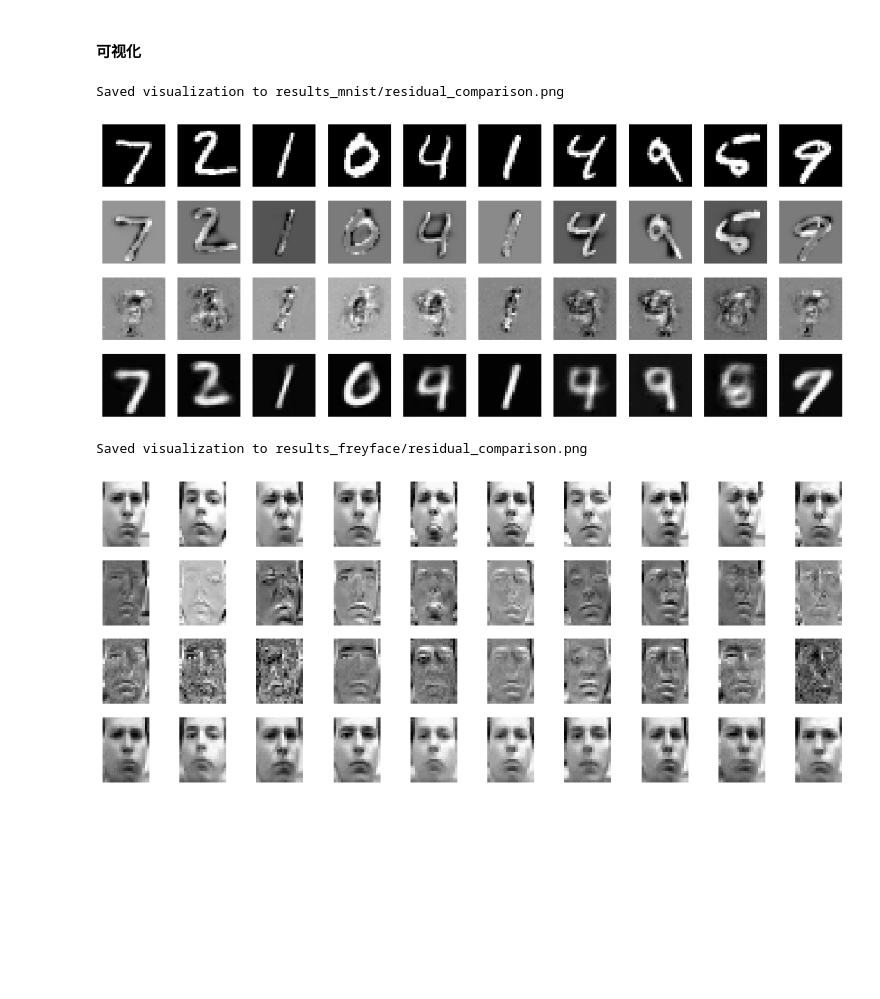
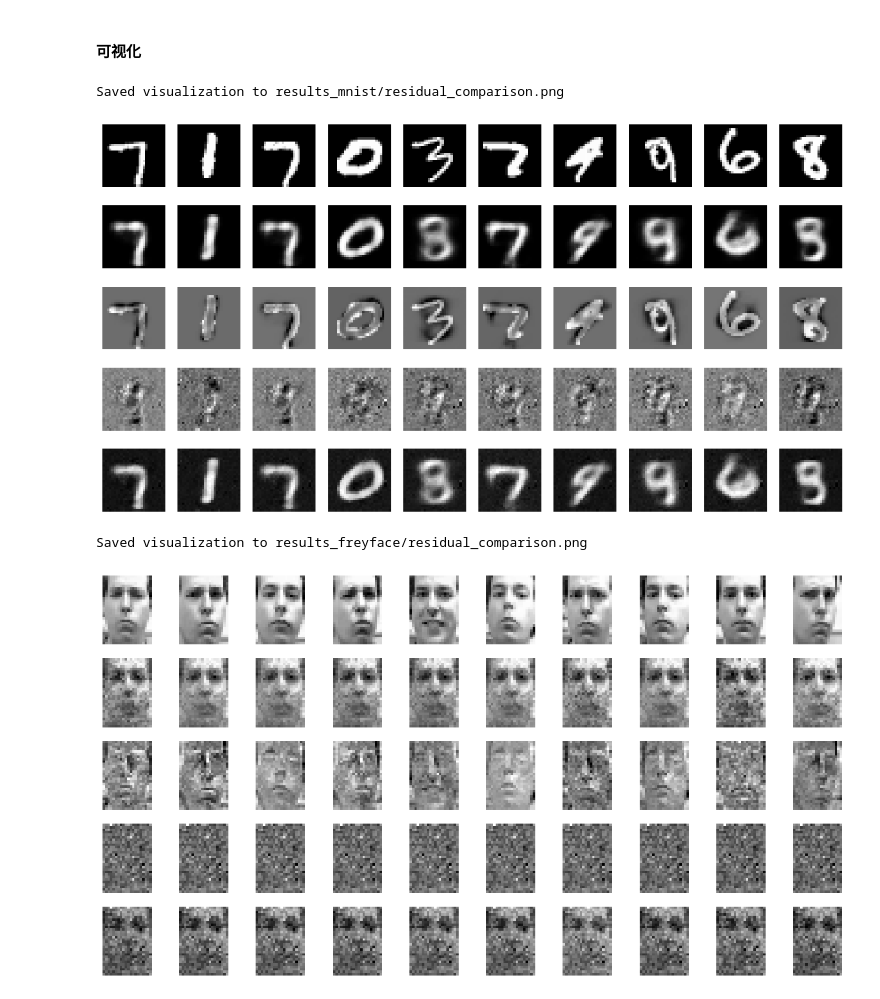
Before and after one commit to J1angYu/vae_demo, a Jupyter notebook: cvae_demo.ipynb, the cells around one changed output. Saved outputs shown, nothing was run; the diff lists cells and outputs as text; code cells hidden in the pictures; blank space fills up the shorter version.

```diff
--- a/cvae_demo.ipynb
+++ b/cvae_demo.ipynb
@@ -18,19 +18,18 @@ from torchvision import datasets, transforms
 from torchvision.utils import save_image
 from scipy.io import loadmat
 import matplotlib.pyplot as plt
-import math
 
 # --- 1. 环境与参数设置 ---
 CONFIG = {
     "batch_size": 128,
-    "epochs_stage1_mnist": 8,
+    "epochs_stage1_mnist": 10,
     "epochs_stage2_mnist": 20,
-    "epochs_stage1_frey": 80,
+    "epochs_stage1_frey": 100,
     "epochs_stage2_frey": 200,
-    "lr": 2e-3,
+    "lr": 1e-3,
     "seed": 1,
     "z_dim_stage1": 4,
-    "z_dim_stage2": 4,
+    "z_dim_stage2": 4
 }
 
 torch.manual_seed(CONFIG["seed"])
@@ -289,53 +270,63 @@ Stage 2 Frey Face model saved.
 # --- 5. 可视化 ---
 def visualize_residual_results(model_s1, model_s2, loader, num_samples, img_shape, result_path, is_frey=False):
     model_s1.eval(); model_s2.eval()
-    data_batch = next(iter(loader))[0]
+
+    if not getattr(loader.sampler, 'shuffle', False):
+        temp_loader = DataLoader(loader.dataset, batch_size=loader.batch_size, shuffle=True)
+        data_batch = next(iter(temp_loader))[0]
+    else:
+        data_batch = next(iter(loader))[0]
+
     X_sample = data_batch[:num_samples].to(device)
 
     with torch.no_grad():
-        # Stage 1
+        # --- Stage 1 ---
         if is_frey:
             X_prime_flat, _, _, _ = model_s1(X_sample)
         else:
             X_prime_flat, _, _ = model_s1(X_sample)
-        # Stage 2
+
+        # --- Stage 2 ---
         D_flat = X_sample.view(num_samples, -1) - X_prime_flat
         D_prime_flat, _, _, _ = model_s2(D_flat, X_prime_flat)
-        # Final reconstruction
+
+        # --- Final reconstruction ---
         X_final_flat = X_prime_flat + D_prime_flat
 
     # Reshape all tensors to 4D for visualization
     X = X_sample.view(num_samples, 1, *img_shape)
+    X_prime = X_prime_flat.view(num_samples, 1, *img_shape)
     D = D_flat.view(num_samples, 1, *img_shape)
     D_prime = D_prime_flat.view(num_samples, 1, *img_shape)
     X_final = X_final_flat.view(num_samples, 1, *img_shape)
 
-    # Concatenate for saving
-    comparison = torch.cat([X, D, D_prime, X_final])
+    comparison = torch.cat([X, X_prime, D, D_prime, X_final])
     save_image(comparison.cpu(), result_path, nrow=num_samples, normalize=True, value_range=(-1, 1))
     print(f"Saved visualization to {result_path}")
 
     # Plot in notebook
-    fig, axes = plt.subplots(4, num_samples, figsize=(15, 6))
-    titles = ["Original (X)", "Residual (D)", "Predict Residual (D')", "Final Recon (X'+D')"]
-    images_to_plot = [X, D, D_prime, X_final]
+    fig, axes = plt.subplots(5, num_samples, figsize=(15, 8))
+
+    titles = ["Original (X)", "Stage 1 Recon (X')", "Residual (D)", "Recon Residual (D')", "Final Recon (X'+D')"]
+    images_to_plot = [X, X_prime, D, D_prime, X_final]
+
     for row_idx, row_images in enumerate(images_to_plot):
-        axes[row_idx, 0].set_ylabel(titles[row_idx], rotation=0, size='large', labelpad=40)
+        axes[row_idx, 0].set_ylabel(titles[row_idx], rotation=0, size='large', labelpad=60)
         for col_idx in range(num_samples):
             ax = axes[row_idx, col_idx]
             img = row_images[col_idx].cpu().numpy().squeeze()
             ax.imshow(img, cmap='gray')
             ax.set_axis_off()
     plt.show()
 
 # Visualize MNIST
 visualize_residual_results(model_s1_mnist, model_s2_mnist, mnist_test_loader, 10, (28, 28), 'results_mnist/residual_comparison.png')
 
 # Visualize Frey Face
 frey_test_loader = DataLoader(frey_dataset, batch_size=CONFIG['batch_size'], shuffle=True)
 visualize_residual_results(model_s1_frey, model_s2_frey, frey_test_loader, 10, (28, 20), 'results_freyface/residual_comparison.png', is_frey=True)
 # %% [output]
 Saved visualization to results_mnist/residual_comparison.png
-[figure, old version]
+[figure, new version]
 Saved visualization to results_freyface/residual_comparison.png
-[figure, old version]
+[figure, new version]
```
Also changed, not shown: parts of 3 cells of this notebook, 14 other files.
